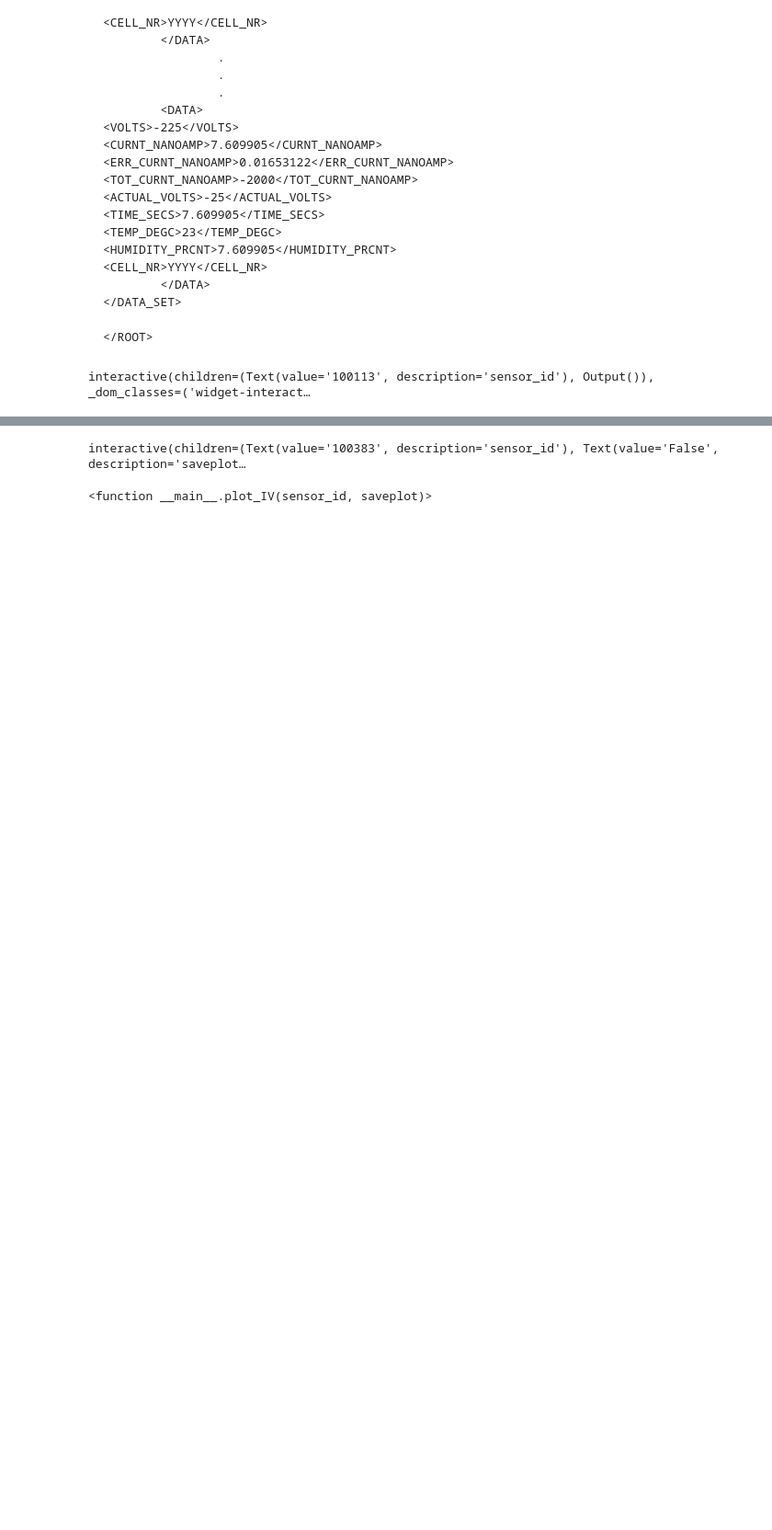
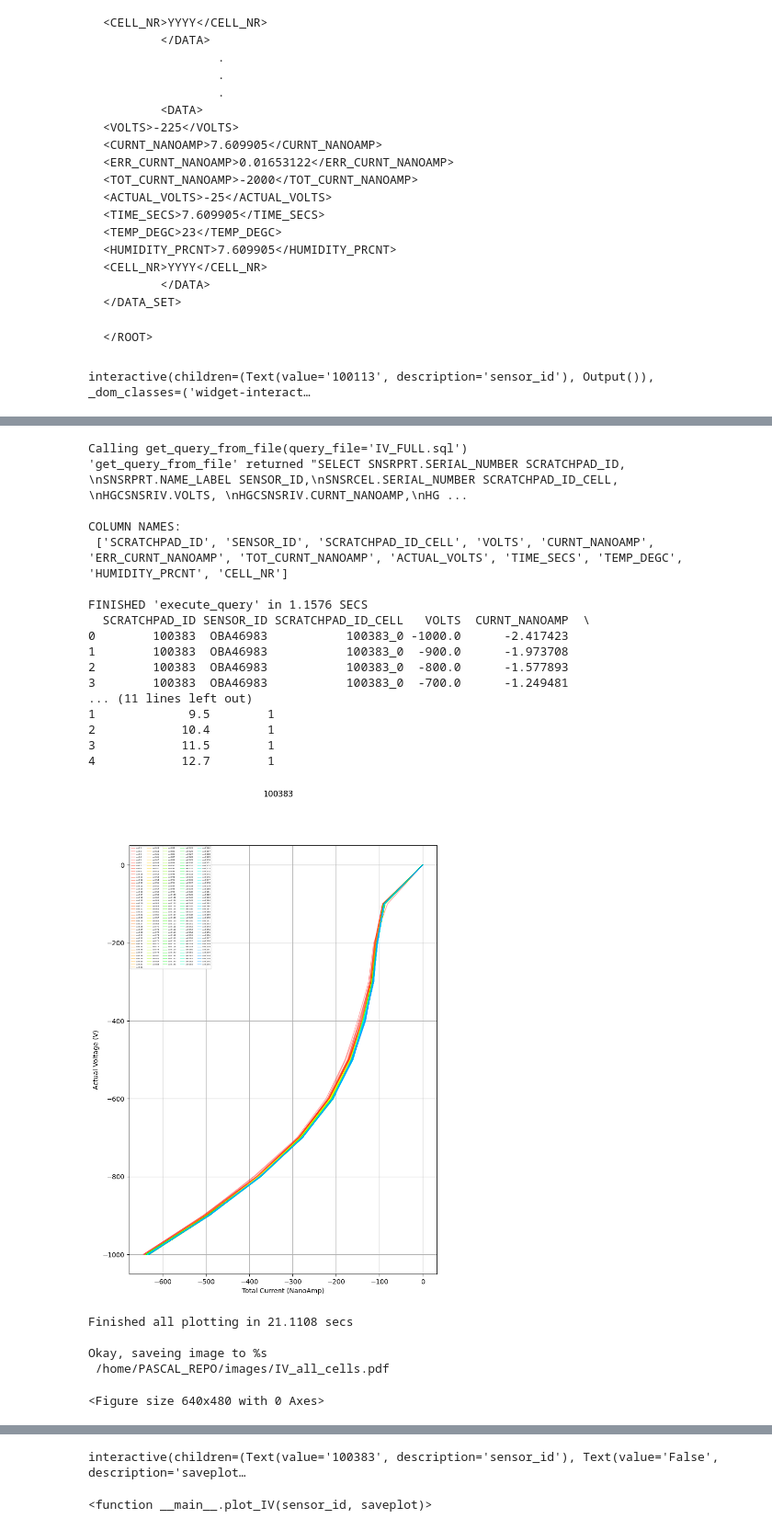
Before and after one commit to AliAlkadhim/PASCAL, a Jupyter notebook: notebooks/MAIN_Pascal_Tutorial1_V1.ipynb, the cells around one changed output, grey strips where cells are left out. Shown at 92% size. Drawn from its saved outputs; the diff is of its cells as text; code cells hidden in the pictures; blank space fills up the shorter version.

```diff
--- a/notebooks/MAIN_Pascal_Tutorial1_V1.ipynb
+++ b/notebooks/MAIN_Pascal_Tutorial1_V1.ipynb
@@ -727,0 +764,26 @@ def plot_IV(sensor_id, saveplot):
+# %%
+plot_IV(sensor_id='100383', saveplot='IV_all_cells')
+# %% [output]
+Calling get_query_from_file(query_file='IV_FULL.sql')
+'get_query_from_file' returned "SELECT SNSRPRT.SERIAL_NUMBER SCRATCHPAD_ID, \nSNSRPRT.NAME_LABEL SENSOR_ID,\nSNSRCEL.SERIAL_NUMBER SCRATCHPAD_ID_CELL, \nHGCSNSRIV.VOLTS, \nHGCSNSRIV.CURNT_NANOAMP,\nHG ...
+
+COLUMN NAMES:
+ ['SCRATCHPAD_ID', 'SENSOR_ID', 'SCRATCHPAD_ID_CELL', 'VOLTS', 'CURNT_NANOAMP', 'ERR_CURNT_NANOAMP', 'TOT_CURNT_NANOAMP', 'ACTUAL_VOLTS', 'TIME_SECS', 'TEMP_DEGC', 'HUMIDITY_PRCNT', 'CELL_NR']
+
+FINISHED 'execute_query' in 1.1576 SECS
+  SCRATCHPAD_ID SENSOR_ID SCRATCHPAD_ID_CELL   VOLTS  CURNT_NANOAMP  \
+0        100383  OBA46983           100383_0 -1000.0      -2.417423
+1        100383  OBA46983           100383_0  -900.0      -1.973708
+2        100383  OBA46983           100383_0  -800.0      -1.577893
+3        100383  OBA46983           100383_0  -700.0      -1.249481
+... (11 lines left out)
+1             9.5        1
+2            10.4        1
+3            11.5        1
+4            12.7        1
+[figure, added]
+Finished all plotting in 21.1108 secs
+
+Okay, saveing image to %s
+ /home/PASCAL_REPO/images/IV_all_cells.pdf
+<Figure size 640x480 with 0 Axes>
```
Also changed, not shown: parts of 6 cells of this notebook, 1 other file.
